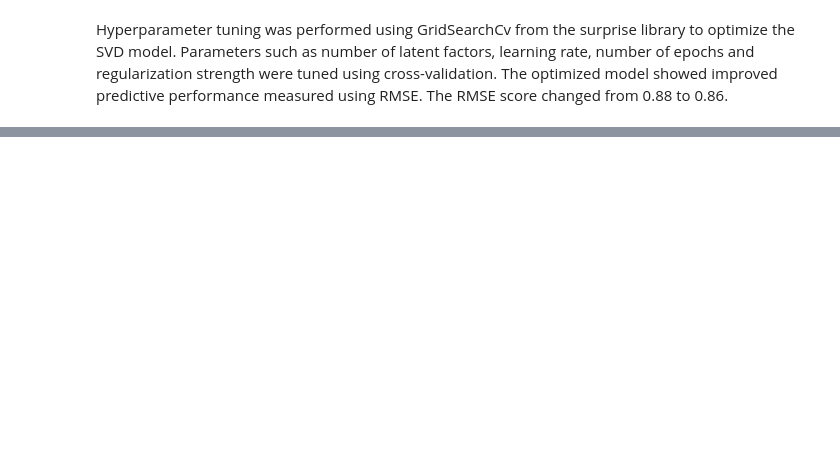
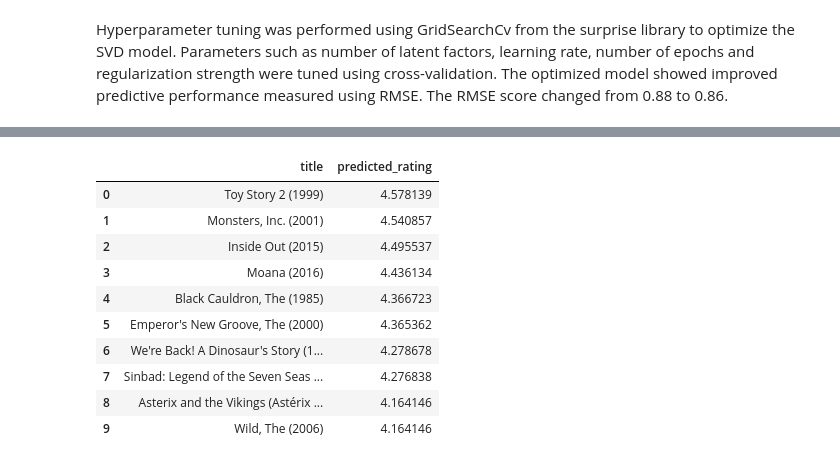
Before and after one commit to Saadia-ramo/Phase-4-final-project, a Jupyter notebook: Movie Recommender system-ipynb.ipynb, the cells around one changed output, grey strips where cells are left out. Saved outputs shown, nothing was run; the diff lists cells and outputs as text; code cells hidden in the pictures; blank space fills up the shorter version.

```diff
--- a/Movie Recommender system-ipynb.ipynb
+++ b/Movie Recommender system-ipynb.ipynb
@@ -407,0 +534,14 @@ The optimized model showed improved predictive performance measured using RMSE.
+# %%
+hybrid_recommend(user_id=1, title="Toy Story (1995)")
+# %% [output]
+|  | title | predicted_rating |
+| 0 | Toy Story 2 (1999) | 4.578139 |
+| 1 | Monsters, Inc. (2001) | 4.540857 |
+| 2 | Inside Out (2015) | 4.495537 |
+| 3 | Moana (2016) | 4.436134 |
+| 4 | Black Cauldron, The (1985) | 4.366723 |
+| 5 | Emperor's New Groove, The (2000) | 4.365362 |
+| 6 | We're Back! A Dinosaur's Story (1... | 4.278678 |
+| 7 | Sinbad: Legend of the Seven Seas ... | 4.276838 |
+| 8 | Asterix and the Vikings (Astérix ... | 4.164146 |
+| 9 | Wild, The (2006) | 4.164146 |
```
Also changed, not shown: parts of 30 cells of this notebook.
